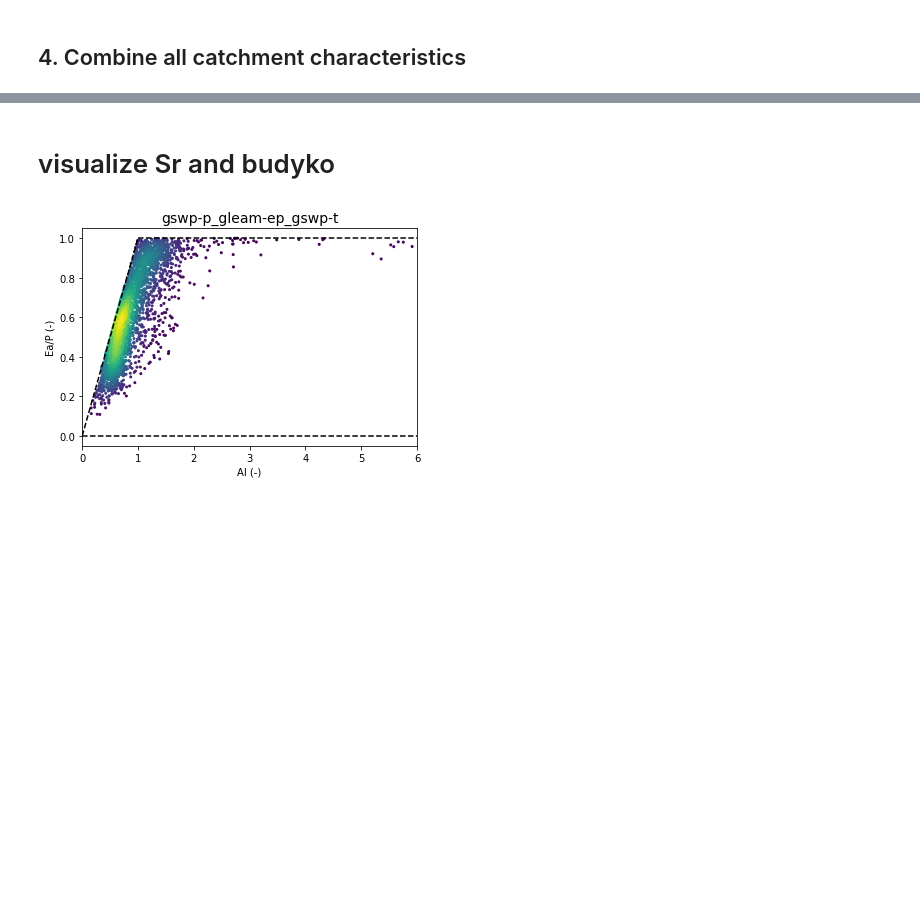
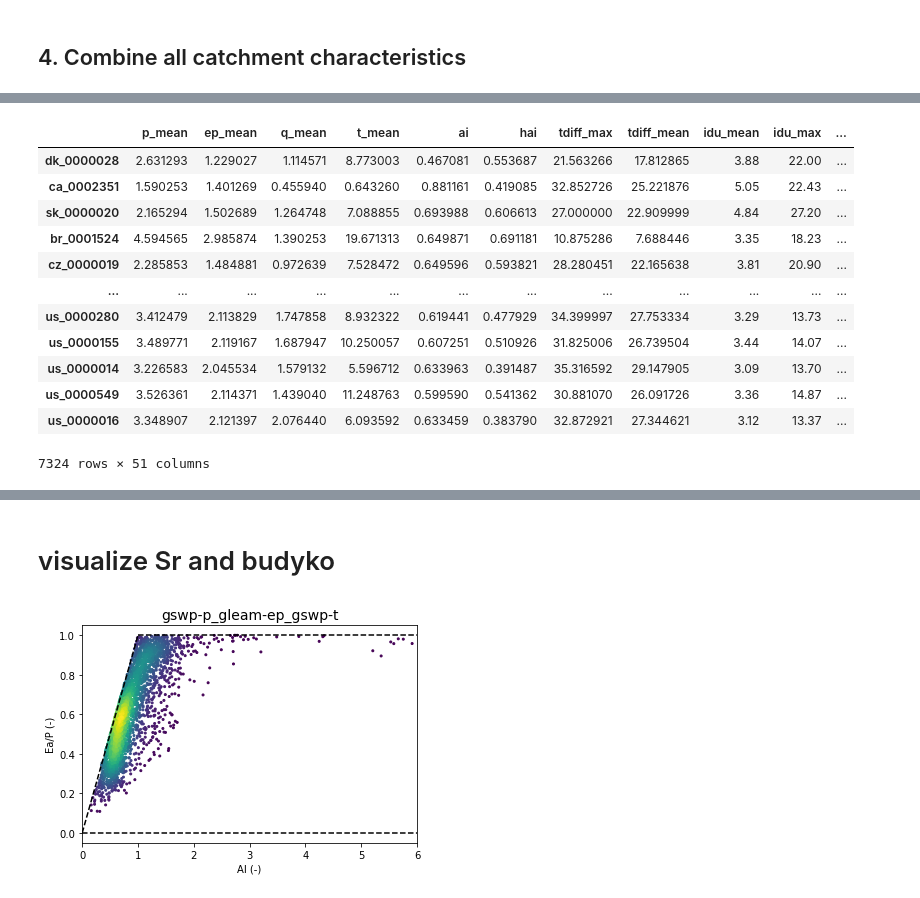
Before and after one commit to fvanoorschot/global_sr_module, a Jupyter notebook: catchment_descriptors.ipynb, the cells around one changed output, grey strips where cells are left out. Drawn from its saved outputs; the diff is of its cells as text; code cells hidden in the pictures; blank space fills up the shorter version.

```diff
--- a/catchment_descriptors.ipynb
+++ b/catchment_descriptors.ipynb
@@ -239,6 +269,14 @@ df = pd.read_csv(f'{work_dir}/output/catchment_characteristics/climate_character
 df = df[df.p_mean>df.q_mean]
 catch_selected = df.index
 np.savetxt(f'{work_dir}/output/catchment_characteristics/selected_catchments_{data_sources}.txt',catch_selected,fmt='%s')
+# %%
+l=[]
+for ix in df.index:
+    if ('us' in ix):
+        l.append(ix)
+catch_list=l
+len(catch_list)
+np.savetxt(f'{work_dir}/output/catchment_characteristics/us_selected_catchments_{data_sources}.txt',catch_list,fmt='%s')
 # %% [markdown]
 ## Sd calculation
 # %%
@@ -390,0 +435,27 @@ f.to_csv(f'{work_dir}/output/catchment_characteristics/climate_characteristics_{
+# %%
+# update usa data
+c_list=[]
+data_sources = 'gswp-p_gleam-ep_gswp-t'
+# data_sources = 'mswep-p_gleam-ep_gswp-t'
+# data_sources = 'mswep-p_hs-ep_gswp-t'
+# data_sources = 'gswp-p_hs-ep_gswp-t'
+cl = pd.read_csv(f'{work_dir}/output/catchment_characteristics/climate_characteristics_{data_sources}.csv',index_col=0)
+
+#recalculate us catchments:
+l=[]
+for ix in cl.index:
+    if ('us' in ix):
+        l.append(ix)
+c_list=l
+
+# for filepath in glob.iglob(f'{work_dir}/output/catchment_characteristics/{data_sources}/climate/*.csv'):
+#     f = os.path.split(filepath)[1] # remove full path
+#     f = f[:-4] # remove .year extension
+#     c_list.append(f)
+# print(len(c_list))
+# %%
+li=[]
+for catch_id in c_list[:]:
+    cl = pd.read_csv(f'{work_dir}/output/catchment_characteristics/{data_sources}/climate/{catch_id}.csv',index_col=0)
+    li.append(cl)
+f = pd.concat(li)
@@ -390,0 +464,16 @@ f.to_csv(f'{work_dir}/output/catchment_characteristics/climate_characteristics_{
+# %%
+cl = pd.concat([cl,f])
+# %% [output]
+|  | p_mean | ep_mean | q_mean | t_mean | ai | hai | tdiff_max | tdiff_mean | idu_mean | idu_max | ... |
+| dk_0000028 | 2.631293 | 1.229027 | 1.114571 | 8.773003 | 0.467081 | 0.553687 | 21.563266 | 17.812865 | 3.88 | 22.00 | ... |
+| ca_0002351 | 1.590253 | 1.401269 | 0.455940 | 0.643260 | 0.881161 | 0.419085 | 32.852726 | 25.221876 | 5.05 | 22.43 | ... |
+| sk_0000020 | 2.165294 | 1.502689 | 1.264748 | 7.088855 | 0.693988 | 0.606613 | 27.000000 | 22.909999 | 4.84 | 27.20 | ... |
+| br_0001524 | 4.594565 | 2.985874 | 1.390253 | 19.671313 | 0.649871 | 0.691181 | 10.875286 | 7.688446 | 3.35 | 18.23 | ... |
+| cz_0000019 | 2.285853 | 1.484881 | 0.972639 | 7.528472 | 0.649596 | 0.593821 | 28.280451 | 22.165638 | 3.81 | 20.90 | ... |
+| ... | ... | ... | ... | ... | ... | ... | ... | ... | ... | ... | ... |
+| us_0000280 | 3.412479 | 2.113829 | 1.747858 | 8.932322 | 0.619441 | 0.477929 | 34.399997 | 27.753334 | 3.29 | 13.73 | ... |
+| us_0000155 | 3.489771 | 2.119167 | 1.687947 | 10.250057 | 0.607251 | 0.510926 | 31.825006 | 26.739504 | 3.44 | 14.07 | ... |
+| us_0000014 | 3.226583 | 2.045534 | 1.579132 | 5.596712 | 0.633963 | 0.391487 | 35.316592 | 29.147905 | 3.09 | 13.70 | ... |
+| us_0000549 | 3.526361 | 2.114371 | 1.439040 | 11.248763 | 0.599590 | 0.541362 | 30.881070 | 26.091726 | 3.36 | 14.87 | ... |
+| us_0000016 | 3.348907 | 2.121397 | 2.076440 | 6.093592 | 0.633459 | 0.383790 | 32.872921 | 27.344621 | 3.12 | 13.37 | ... |
+7324 rows × 51 columns
```
Also changed, not shown: parts of 20 cells of this notebook, 8 other files.
